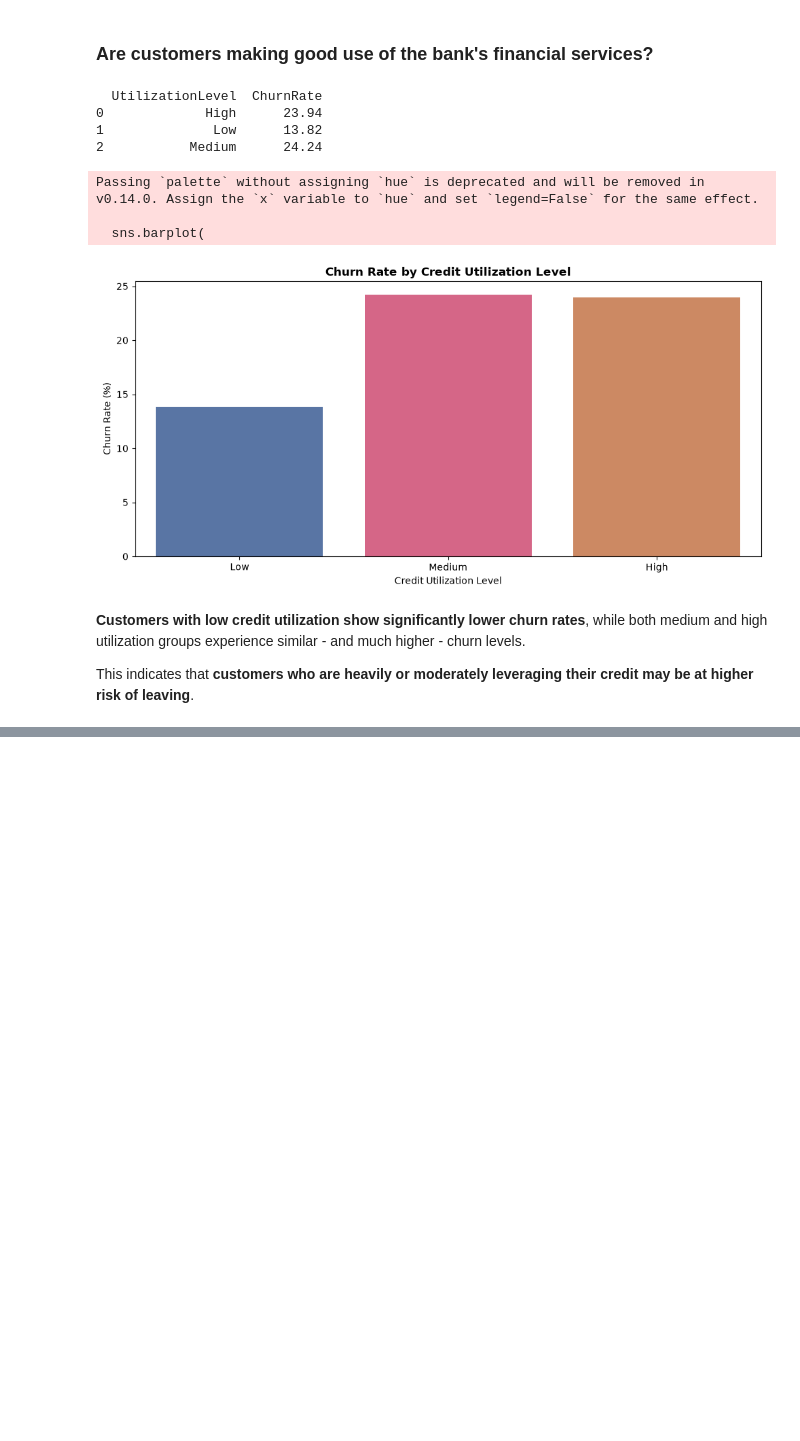
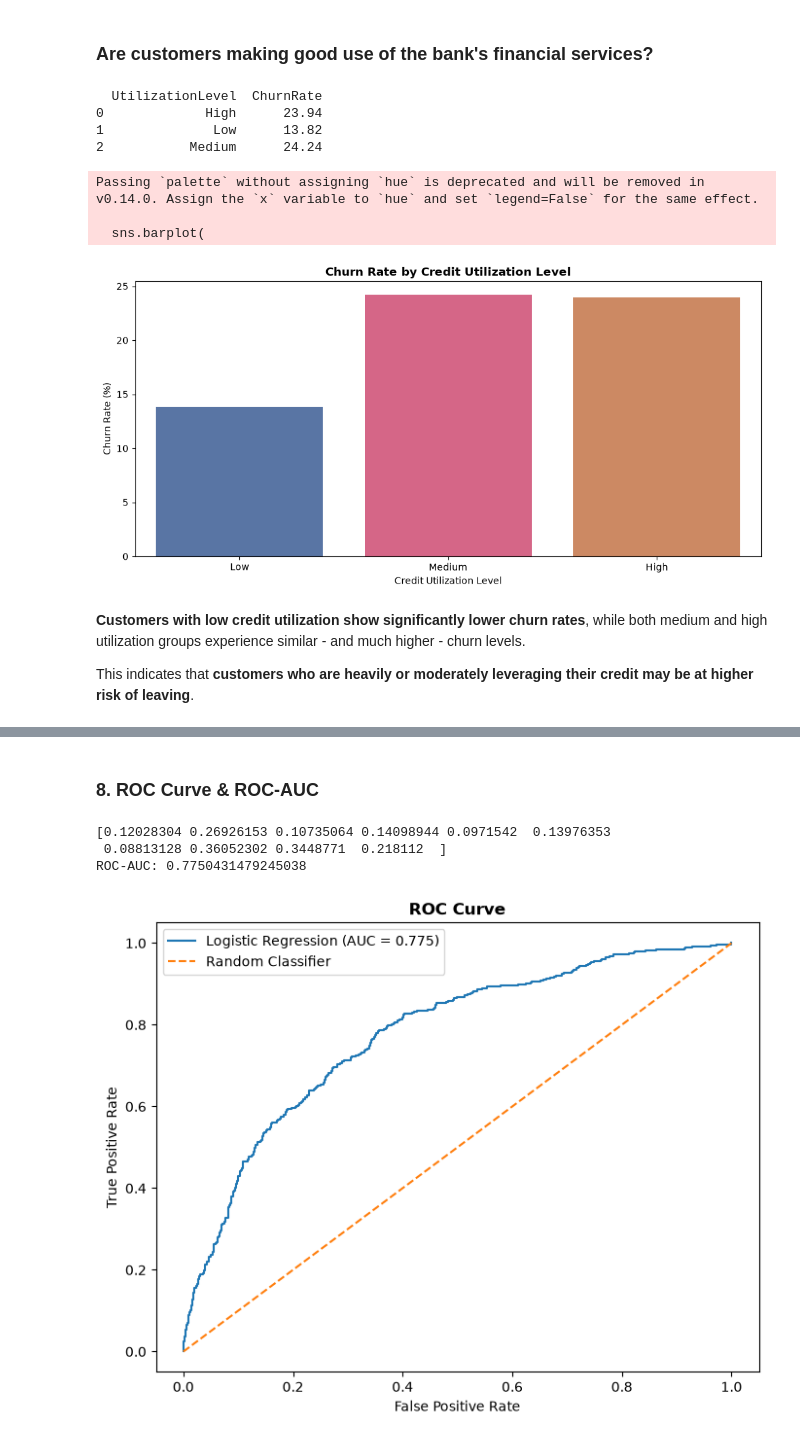
Before and after one commit to ppthanhtuyen-create/bank-customer-churn-analysis, a Jupyter notebook: data_understanding.ipynb, the cells around one changed output, grey strips where cells are left out. Drawn from its saved outputs; the diff is of its cells as text; code cells hidden in the pictures; blank space fills up the shorter version.

```diff
--- a/data_understanding.ipynb
+++ b/data_understanding.ipynb
@@ -2143,0 +2330,16 @@ This indicates that **customers who are heavily or moderately leveraging their c
+# %%
+## Logistic Regression Pipline
+
+from sklearn.pipeline import Pipeline
+from sklearn.linear_model import LogisticRegression
+
+logistic_model = Pipeline(
+    steps=[
+        ("preprocessor", preprocessor),
+        ("model", LogisticRegression(max_iter=1000, random_state=42))
+    ]
+)
+
+## Train Baseline Model
+
+logistic_model.fit(X_train, y_train)
@@ -2143,0 +2458,45 @@ This indicates that **customers who are heavily or moderately leveraging their c
+# %% [markdown]
+### **8. ROC Curve & ROC-AUC**
+# %%
+y_proba = logistic_model.predict_proba(X_test)[:, 1]
+
+print(y_proba[:10])
+
+
+from sklearn.metrics import roc_curve, roc_auc_score
+
+fpr, tpr, thresholds = roc_curve(y_test, y_proba)
+
+roc_auc = roc_auc_score(y_test, y_proba)
+
+print("ROC-AUC:", roc_auc)
+
+## Plot ROC - AUC
+
+import matplotlib.pyplot as plt
+
+plt.figure(figsize=(8, 6))
+
+plt.plot(
+    fpr,
+    tpr,
+    label=f"Logistic Regression (AUC = {roc_auc:.3f})"
+)
+
+plt.plot(
+    [0, 1],
+    [0, 1],
+    linestyle="--",
+    label="Random Classifier"
+)
+
+plt.xlabel("False Positive Rate")
+plt.ylabel("True Positive Rate")
+plt.title("ROC Curve", weight="bold")
+plt.legend()
+plt.show()
+# %% [output]
+[0.12028304 0.26926153 0.10735064 0.14098944 0.0971542  0.13976353
+ 0.08813128 0.36052302 0.3448771  0.218112  ]
+ROC-AUC: 0.7750431479245038
+[figure, added]
```
Also changed, not shown: parts of 29 cells of this notebook, 1 other file.
